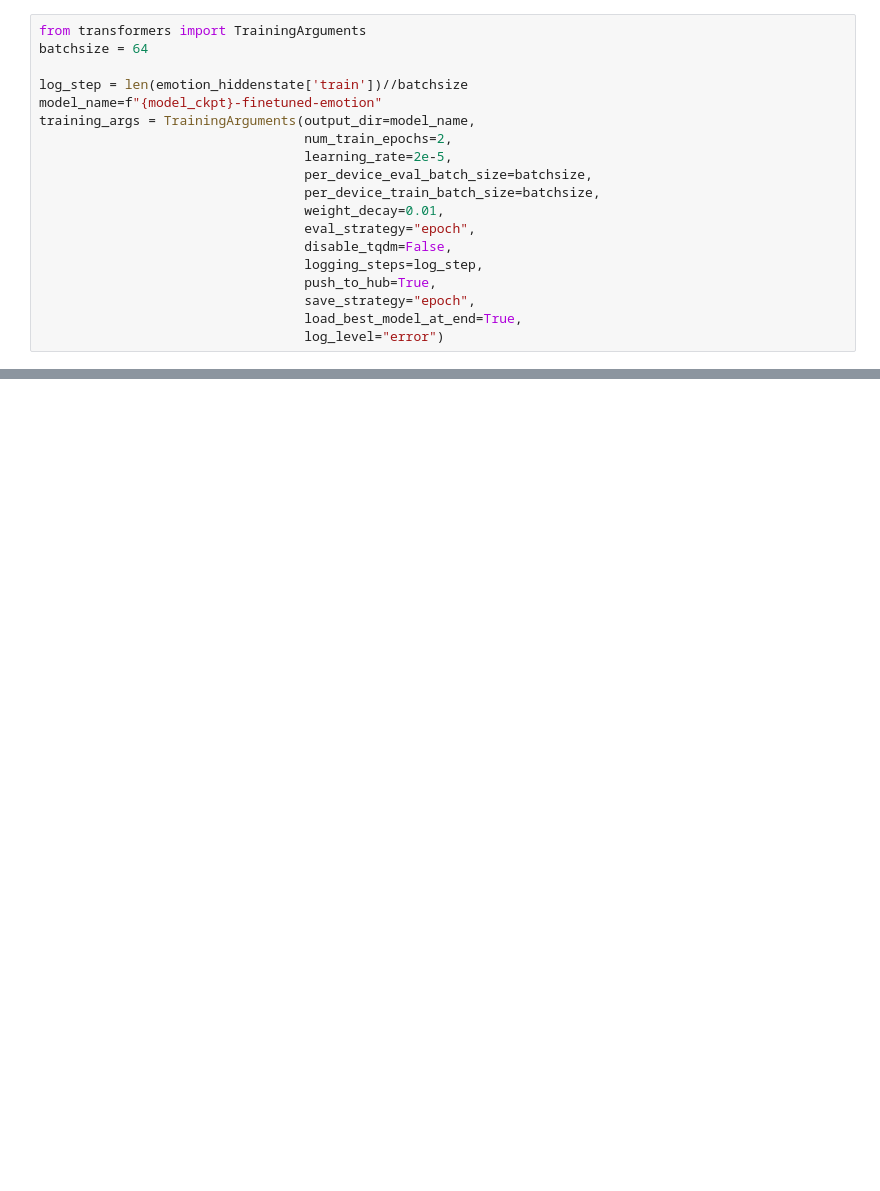
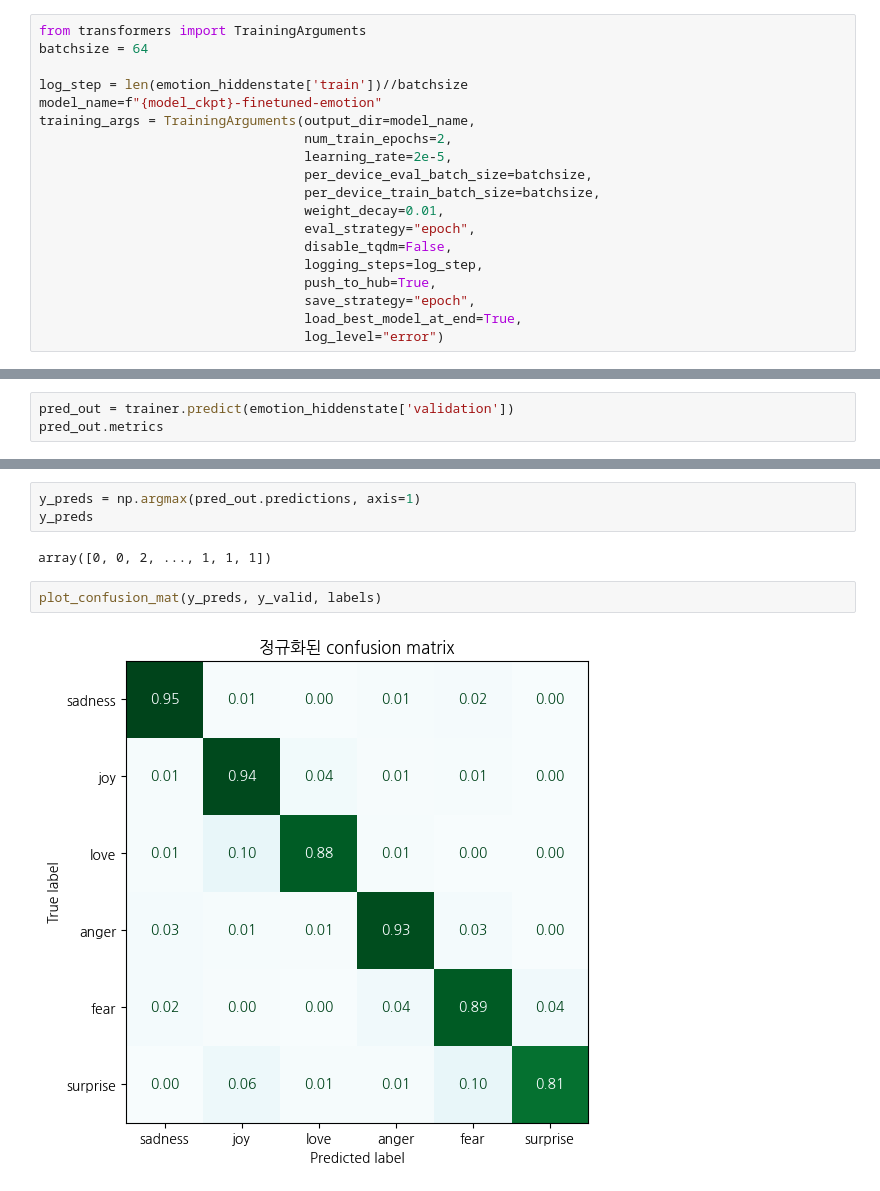
Before and after one commit to tommyjin2894/ai_study_transformer, a Jupyter notebook: 02_text_classification.ipynb, the cells around one changed output, grey strips where cells are left out. Cells and saved outputs as stored; diff of their text form; blank space fills up the shorter version.

```diff
--- a/02_text_classification.ipynb
+++ b/02_text_classification.ipynb
@@ -578,0 +646,3 @@ TrainOutput(global_step=500, training_loss=0.16816639709472656, metrics={'train_
+# %%
+pred_out = trainer.predict(emotion_hiddenstate['validation'])
+pred_out.metrics
@@ -579,3 +657,12 @@ TrainOutput(global_step=500, training_loss=0.16816639709472656, metrics={'train_
+# %%
+y_preds = np.argmax(pred_out.predictions, axis=1)
+y_preds
+# %% [output]
+array([0, 0, 2, ..., 1, 1, 1])
+# %%
+plot_confusion_mat(y_preds, y_valid, labels)
+# %% [output]
+[figure, added]
 # %% [markdown]
 - 소요 리소스 확인
     ![resorce_check](images/02_01.png)
```
Also changed, not shown: parts of 12 cells of this notebook, 1 other file.
